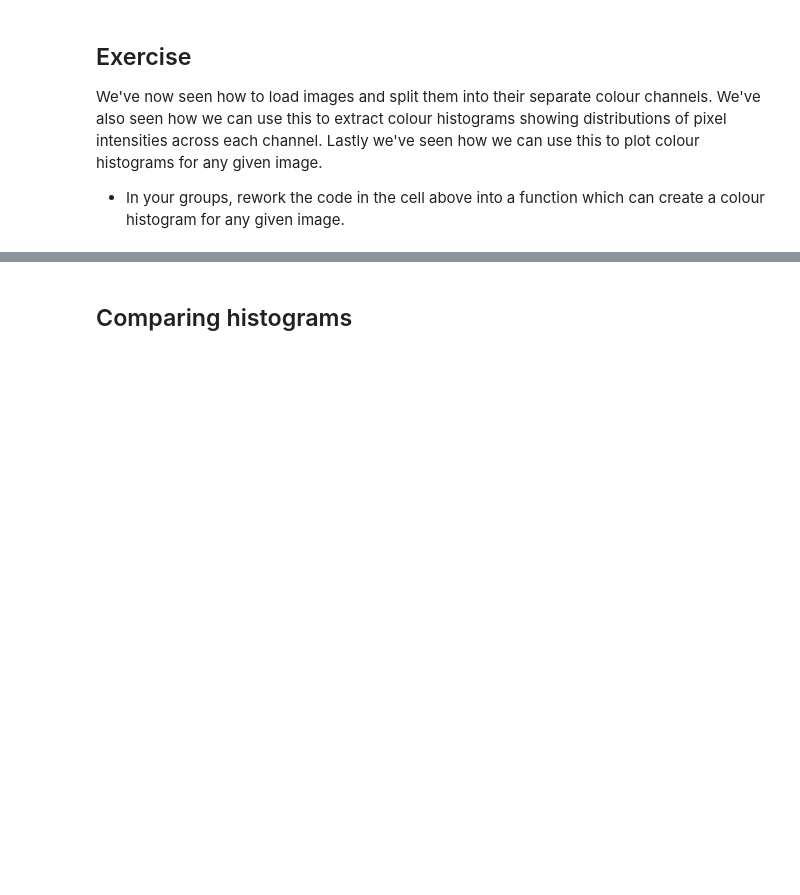
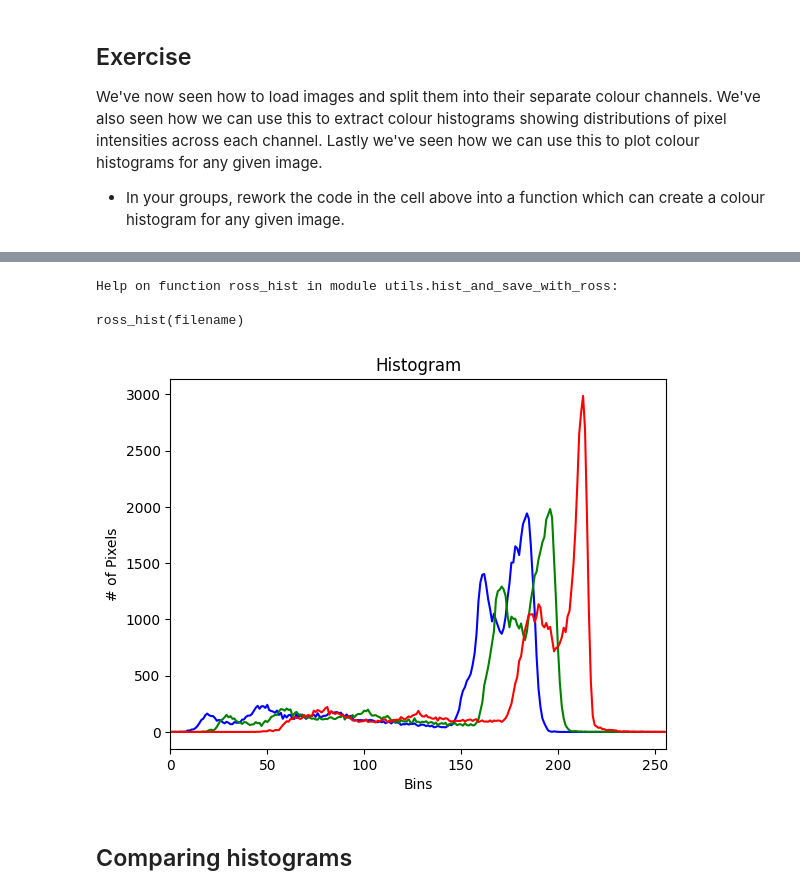
Before and after one commit to AddiH/cds-visual, a Jupyter notebook: nbs/session3_inclass_AddiH.ipynb, the cells around one changed output, grey strips where cells are left out. Saved outputs shown, nothing was run; the diff lists cells and outputs as text; code cells hidden in the pictures; blank space fills up the shorter version.

Commit message:
making fancier function

```diff
--- a/nbs/session3_inclass_AddiH.ipynb
+++ b/nbs/session3_inclass_AddiH.ipynb
@@ -165,0 +164,12 @@ hist(in_path, out_path)
+# %%
+# See utils/hist_and_save.py
+from utils.hist_and_save_with_ross import ross_hist
+help(ross_hist)
+# %% [output]
+Help on function ross_hist in module utils.hist_and_save_with_ross:
+
+ross_hist(filename)
+# %%
+ross_hist("coins.png")
+# %% [output]
+[figure, added]
```
Also changed, not shown: parts of 4 cells of this notebook, 3 other files.
